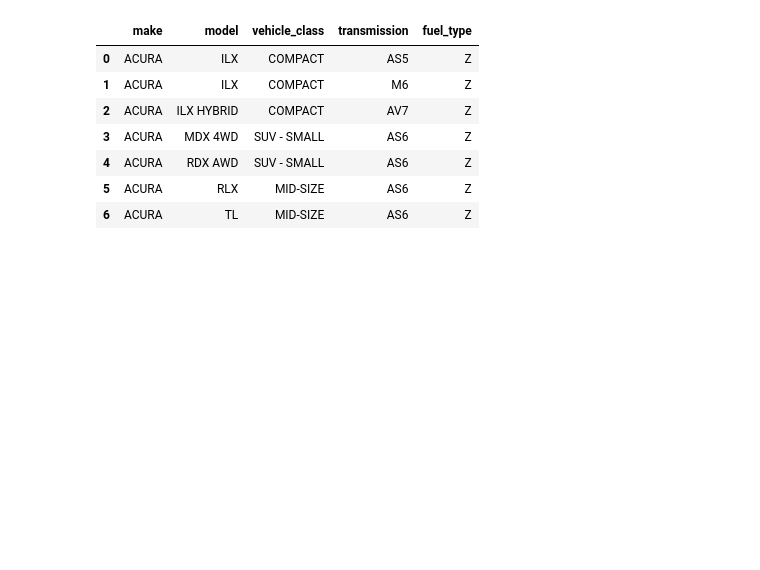
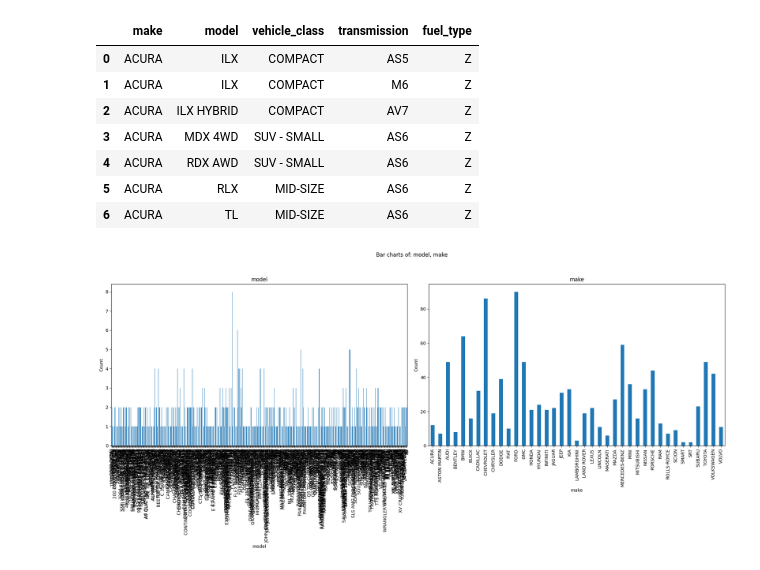
Before and after one commit to Cemputus/DSC1101-Data_Analysis_projects, a Jupyter notebook: fuel.ipynb, the cells around one changed output. Drawn from its saved outputs; the diff is of its cells as text; code cells hidden in the pictures; blank space fills up the shorter version.

Commit message:
fuel

```diff
--- a/fuel.ipynb
+++ b/fuel.ipynb
@@ -220,3 +220,25 @@ categorical_data.head(7)
 | 4 | ACURA | RDX AWD | SUV - SMALL | AS6 | Z |
 | 5 | ACURA | RLX | MID-SIZE | AS6 | Z |
 | 6 | ACURA | TL | MID-SIZE | AS6 | Z |
+# %%
+import matplotlib.pyplot as plt
+
+def PlotBarCharts(inpData, colsToPlot):
+    # Generating multiple subplots
+    fig, subPlot = plt.subplots(nrows=1, ncols=len(colsToPlot), figsize=(20, 10))
+    fig.suptitle('Bar charts of: ' + ', '.join(colsToPlot))
+
+    for plotNumber, colName in enumerate(colsToPlot):
+        ax = subPlot[plotNumber]
+        data = inpData.groupby(colName).size().reset_index(name='count')
+        data.plot(kind='bar', x=colName, y='count', ax=ax, legend=False)
+        ax.set_title(colName)
+        ax.set_xlabel(colName)
+        ax.set_ylabel('Count')
+
+    plt.tight_layout(rect=[0, 0.03, 1, 0.95])  # Adjust layout to fit title
+    plt.show()
+# %%
+PlotBarCharts(inpData=fuel, colsToPlot=['model', 'make'])
+# %% [output]
+[figure, added]
```
Also changed, not shown: parts of 28 cells of this notebook, 1 other file.
